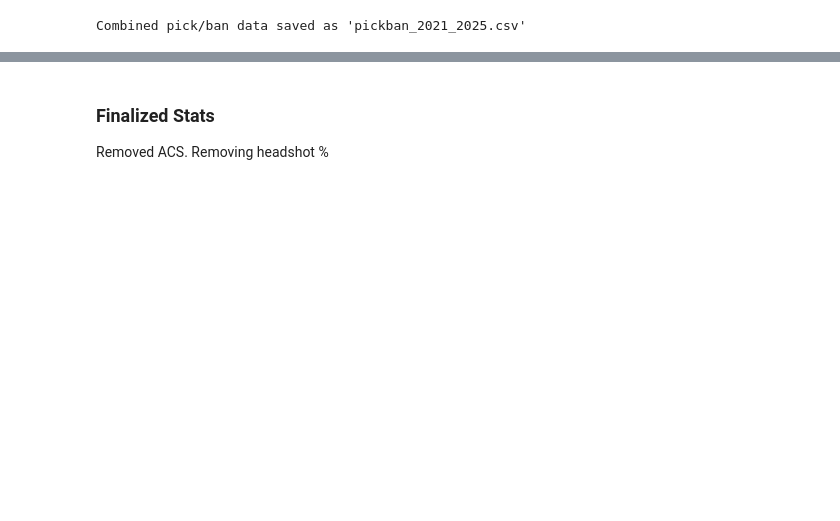
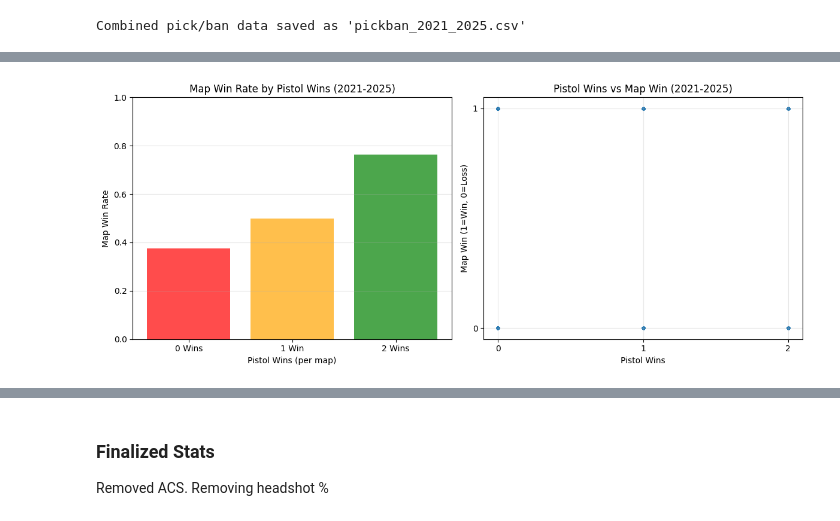
Before and after one commit to extraordinaryEmily/aaron-vct, a Jupyter notebook: a+aron.ipynb, the cells around one changed output, grey strips where cells are left out. Cells and saved outputs as stored; diff of their text form; code cells hidden in the pictures; blank space fills up the shorter version.

```diff
--- a/a+aron.ipynb
+++ b/a+aron.ipynb
@@ -214,7 +207,7 @@ print("Combined eco rounds saved as 'eco_rounds_2021_2025.csv'")
 # %% [output]
 Combined eco rounds saved as 'eco_rounds_2021_2025.csv'
 # %%
-# Pistol
+# ==========PISTOL ROUNDS (ALL YEARS)==========
 all_pistol = []
 
 for year in years:
@@ -222,16 +215,17 @@ for year in years:
     if os.path.exists(file_path):
         df = pd.read_csv(file_path)
 
-        # Remove aggregated rows like "All Maps"
+        # Remove aggregated rows like "All Maps" if needed
         df = df[df['Map'] != 'All Maps'].copy()
 
         # Keep only pistol rounds
         df = df[df['Type'] == 'Pistol Won'].copy()
-        df = df.dropna(subset=['Team', 'Map', 'Won', 'Initiated'])
 
-        # Ensure numeric columns
+        # Drop only rows missing essential info
+        df = df.dropna(subset=['Team', 'Map', 'Won'])
+
+        # Ensure Won is numeric
         df['Won'] = pd.to_numeric(df['Won'], errors='coerce').fillna(0)
-        df['Initiated'] = pd.to_numeric(df['Initiated'], errors='coerce').fillna(0)
 
         # Add Year column
         df['Year'] = year
@@ -242,9 +236,10 @@ for year in years:
 
 # Combine all years
 pistol_all = pd.concat(all_pistol, ignore_index=True)
+pistol = pistol_all.copy()
 
-# Save to CSV at root
+# Save to CSV
 pistol_all.to_csv("pistol_rounds_2021_2025.csv", index=False)
 
-print("Combined pistol rounds saved as 'pistol_rounds_2021_2025.csv'")
+print(f"Combined pistol rounds saved as 'pistol_rounds_2021_2025.csv', total rows: {len(pistol_all)}")
 # %% [output]
@@ -432,34 +554,73 @@ Name: match_win_proxy, dtype: float64
 # %%
-# ==========PISTOL ROUNDS==========
+# ==========PISTOL ROUNDS (2021-2025)==========
+# Univariate EDA: Analyze pistol round wins and their impact on map wins
+# Using all years (2021-2025) - changed from matches[0] to all_matches and pistol to pistol_all
+
+import matplotlib.pyplot as plt
+
+# Aggregation columns for grouping
 agg_cols = ['Tournament', 'Stage', 'Match Type', 'Match Name', 'Map', 'Team']
 
-pistol_team_map = pistol.groupby(agg_cols).agg(
-    avg_pistol_wins=('Won', 'mean')
+# Aggregate per team per match (using pistol_all for all years)
+pistol_team_map = pistol_all.groupby(agg_cols).agg(
+    pistol_wins=('Won', 'sum'),
 ).reset_index()
 
-# Cap at 2
-pistol_team_map['avg_pistol_wins'] = pistol_team_map['avg_pistol_wins'].clip(upper=2)
-pistol_team_map['pistol_win_rate'] = pistol_team_map['avg_pistol_wins'] / 2
+# Cap pistol wins at 2 per map per match (max 2 pistol rounds per map)
+pistol_team_map['pistol_wins'] = pistol_team_map['pistol_wins'].clip(upper=2)
 
-# Merge with matches table
-pistol_team_map = pistol_team_map.rename(columns={'Team':'team'})
+# Compute win rate (0, 0.5, 1, depending on 0/1/2 wins)
+pistol_team_map['pistol_win_rate'] = pistol_team_map['pistol_wins'] / 2
 
-model_df = matches[0].merge(
+# Rename team column to match matches table (standardize naming)
+pistol_team_map = pistol_team_map.rename(columns={'Team': 'team'})
+
+# Merge with ALL matches table (map-level) - changed from matches[0] to all_matches
+pistol_merged = all_matches.merge(
     pistol_team_map,
-    on=['Tournament','Stage','Match Type','Map','team'],
+    on=['Tournament', 'Stage', 'Match Type', 'Match Name', 'Map', 'team'],
     how='left'
 )
 
-model_df[['avg_pistol_wins','pistol_win_rate']] = model_df[['avg_pistol_wins','pistol_win_rate']].fillna(0)
+# Fill missing values (teams with no pistol data get 0 wins)
+pistol_merged[['pistol_wins', 'pistol_win_rate']] = pistol_merged[['pistol_wins', 'pistol_win_rate']].fillna(0)
 
-# --- Bin pistol wins (0, 1, 2) ---
-model_df['pistol_wins_bin'] = model_df['avg_pistol_wins'].round(0).astype(int)  # round to nearest int
+# Bin for analysis (0, 1, 2 pistol wins)
+pistol_merged['pistol_wins_bin'] = pistol_merged['pistol_wins'].astype(int)
 
-# --- Aggregate map win rate per bin ---
-pistol_bin_summary = model_df.groupby('pistol_wins_bin').agg(
+# --- BINS: Compute map win rate per pistol bin ---
+pistol_bin_summary = pistol_merged.groupby('pistol_wins_bin', observed=True).agg(
     map_win_rate=('win', 'mean'),
     num_maps=('win', 'count')
 ).reset_index().sort_values('pistol_wins_bin')
 
+print("=== PISTOL ROUNDS: Pistol Wins Bins -> Map Win Rate (2021-2025) ===")
 print(pistol_bin_summary)
+
+# --- PLOTS: Visualize pistol wins impact ---
+plt.figure(figsize=(12, 5))
+
+# Plot 1: Bar chart of win rates by pistol wins
+plt.subplot(1, 2, 1)
+plt.bar(pistol_bin_summary['pistol_wins_bin'], pistol_bin_summary['map_win_rate'],
+        color=['red', 'orange', 'green'], alpha=0.7)
+plt.xlabel('Pistol Wins (per map)')
+plt.ylabel('Map Win Rate')
+plt.title('Map Win Rate by Pistol Wins (2021-2025)')
+plt.xticks([0, 1, 2], ['0 Wins', '1 Win', '2 Wins'])
+plt.ylim([0, 1])
+plt.grid(True, alpha=0.3, axis='y')
+
+# Plot 2: Scatter plot with sample size
+plt.subplot(1, 2, 2)
+plt.scatter(pistol_merged['pistol_wins'], pistol_merged['win'], alpha=0.1, s=10)
+plt.xlabel('Pistol Wins')
+plt.ylabel('Map Win (1=Win, 0=Loss)')
+plt.title('Pistol Wins vs Map Win (2021-2025)')
+plt.xticks([0, 1, 2])
+plt.yticks([0, 1])
+plt.grid(True, alpha=0.3)
+
+plt.tight_layout()
+plt.show()
 # %% [output]
@@ -470 +632,2 @@ print(pistol_bin_summary)
+[figure, added]
 # %%
```
Also changed, not shown: parts of 19 cells of this notebook, 1 other file.
